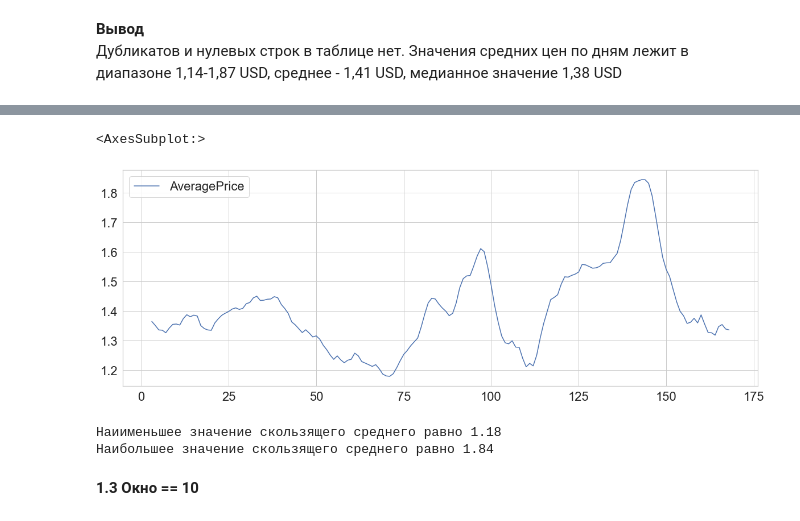
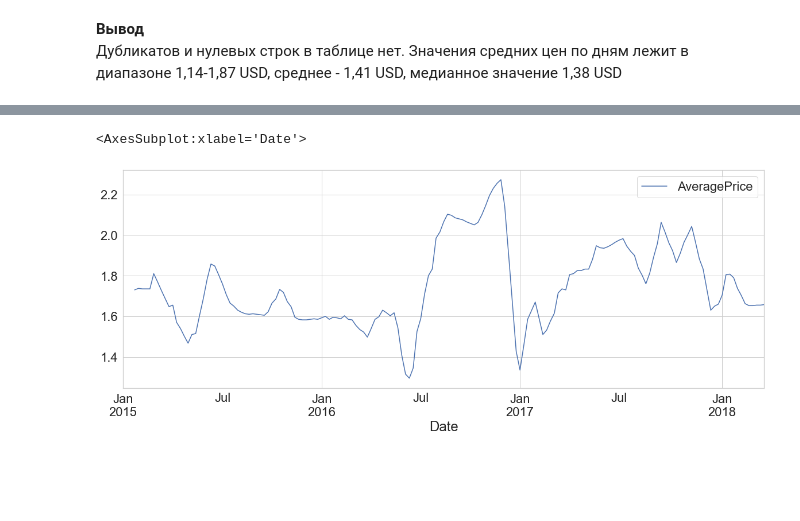
Before and after one commit to MadinaTim/data_analysis_KC_python, a Jupyter notebook: analysis_of_avocado.ipynb, the cells around one changed output, grey strips where cells are left out. Cells and saved outputs as stored; diff of their text form; code cells hidden in the pictures; blank space fills up the shorter version.

Commit message:
Update analysis_of_avocado.ipynb
correciones en analysis de avocado hass

```diff
--- a/analysis_of_avocado.ipynb
+++ b/analysis_of_avocado.ipynb
@@ -16,3 +15,6 @@ avocado_mean = pd.read_csv('C:/Users/mi/Downloads/my_files/mnt/HC_Volume_1831516
+# %%
+avocado_mean = pd.read_csv(avocado_mean)
+avocado_full = pd.read_csv(avocado_full)
 # %% [markdown]
 ### Описание данных
 *В датафрейме находятся данные не за каждый день, а за конец каждой недели*
@@ -96,0 +121,3 @@ print('Диапазон значений с окном 2 равен',avocado_mea
+# %%
+#avocado_Chicago_organic = avocado_full.
+avocado_Chicago_organic = avocado_full[["type","region","AveragePrice","Date"]].copy().query("type == 'organic' & region == 'Chicago'").set_index('Date')
@@ -97,13 +134,5 @@ print('Диапазон значений с окном 2 равен',avocado_mea
 # %%
-avocado_mean.rolling(4).mean().plot()
+avocado_Chicago_organic.rolling(4).mean().groupby('Date').agg({'AveragePrice': 'mean'}).plot()
 # %% [output]
-<AxesSubplot:>
+<AxesSubplot:xlabel='Date'>
-[figure, old version]
+[figure, new version]
-# %%
-print('Наиименьшее значение скользящего среднего равно',avocado_mean.rolling(4).mean().min().round(2)[0])
-print('Наибольшее значение скользящего среднего равно',avocado_mean.rolling(4).mean().max().round(2)[0])
-# %% [output]
-Наиименьшее значение скользящего среднего равно 1.18
-Наибольшее значение скользящего среднего равно 1.84
-# %% [markdown]
-**1.3 Окно == 10**
```
Also changed, not shown: parts of 23 cells of this notebook.
